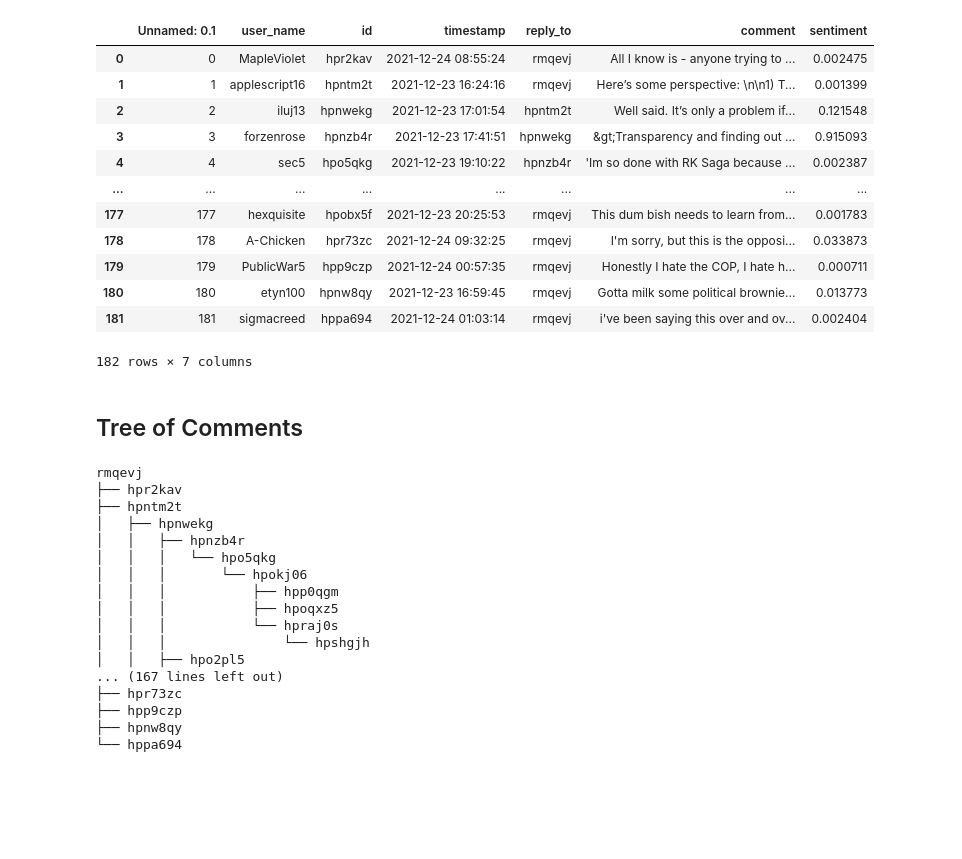
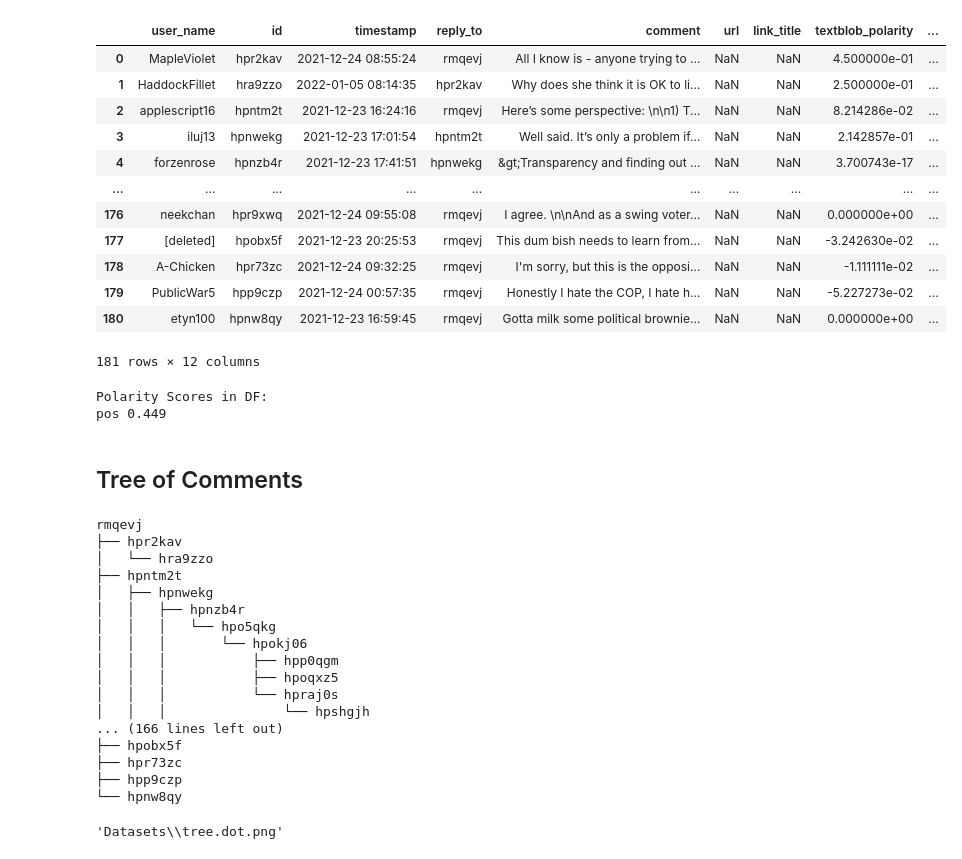
Before and after one commit to Confirmation-Bias-Analyser/Confirmation-Bias-Model, a Jupyter notebook: Model Experimentation (Reddit).ipynb, the cells around one changed output. Drawn from its saved outputs; the diff is of its cells as text; code cells hidden in the pictures; blank space fills up the shorter version.

```diff
--- a/Model Experimentation (Reddit).ipynb
+++ b/Model Experimentation (Reddit).ipynb
@@ -6,26 +8,37 @@ import time
 from functions import *
 # %%
-df = pd.read_csv('Datasets/conversation_sentiment.csv')
+# df = pd.read_csv('Datasets/conversation_sentiment.csv')
+df = pd.read_csv('Datasets/sentiment_result(1).csv')
 
 df['id'] = df['id'].astype(str)
 df['reply_to'] = df['reply_to'].astype(str)
+df['vader_sentiment'] = df['vader_sentiment'].apply(lambda x: ast.literal_eval(x))
 
-df = df.drop(columns=['Unnamed: 0'])
 df
 # %% [output]
-|  | Unnamed: 0.1 | user_name | id | timestamp | reply_to | comment | sentiment |
-| 0 | 0 | MapleViolet | hpr2kav | 2021-12-24 08:55:24 | rmqevj | All I know is - anyone trying to ... | 0.002475 |
-| 1 | 1 | applescript16 | hpntm2t | 2021-12-23 16:24:16 | rmqevj | Here’s some perspective: \n\n1) T... | 0.001399 |
-| 2 | 2 | iluj13 | hpnwekg | 2021-12-23 17:01:54 | hpntm2t | Well said. It’s only a problem if... | 0.121548 |
-| 3 | 3 | forzenrose | hpnzb4r | 2021-12-23 17:41:51 | hpnwekg | &gt;Transparency and finding out ... | 0.915093 |
-| 4 | 4 | sec5 | hpo5qkg | 2021-12-23 19:10:22 | hpnzb4r | 'Im so done with RK Saga because ... | 0.002387 |
-| ... | ... | ... | ... | ... | ... | ... | ... |
-| 177 | 177 | hexquisite | hpobx5f | 2021-12-23 20:25:53 | rmqevj | This dum bish needs to learn from... | 0.001783 |
-| 178 | 178 | A-Chicken | hpr73zc | 2021-12-24 09:32:25 | rmqevj | I'm sorry, but this is the opposi... | 0.033873 |
-| 179 | 179 | PublicWar5 | hpp9czp | 2021-12-24 00:57:35 | rmqevj | Honestly I hate the COP, I hate h... | 0.000711 |
-| 180 | 180 | etyn100 | hpnw8qy | 2021-12-23 16:59:45 | rmqevj | Gotta milk some political brownie... | 0.013773 |
-| 181 | 181 | sigmacreed | hppa694 | 2021-12-24 01:03:14 | rmqevj | i've been saying this over and ov... | 0.002404 |
+|  | user_name | id | timestamp | reply_to | comment | url | link_title | textblob_polarity | ... |
+| 0 | MapleViolet | hpr2kav | 2021-12-24 08:55:24 | rmqevj | All I know is - anyone trying to ... | NaN | NaN | 4.500000e-01 | ... |
+| 1 | HaddockFillet | hra9zzo | 2022-01-05 08:14:35 | hpr2kav | Why does she think it is OK to li... | NaN | NaN | 2.500000e-01 | ... |
+| 2 | applescript16 | hpntm2t | 2021-12-23 16:24:16 | rmqevj | Here’s some perspective: \n\n1) T... | NaN | NaN | 8.214286e-02 | ... |
+| 3 | iluj13 | hpnwekg | 2021-12-23 17:01:54 | hpntm2t | Well said. It’s only a problem if... | NaN | NaN | 2.142857e-01 | ... |
+| 4 | forzenrose | hpnzb4r | 2021-12-23 17:41:51 | hpnwekg | &gt;Transparency and finding out ... | NaN | NaN | 3.700743e-17 | ... |
+| ... | ... | ... | ... | ... | ... | ... | ... | ... | ... |
+| 176 | neekchan | hpr9xwq | 2021-12-24 09:55:08 | rmqevj | I agree. \n\nAnd as a swing voter... | NaN | NaN | 0.000000e+00 | ... |
+| 177 | [deleted] | hpobx5f | 2021-12-23 20:25:53 | rmqevj | This dum bish needs to learn from... | NaN | NaN | -3.242630e-02 | ... |
+| 178 | A-Chicken | hpr73zc | 2021-12-24 09:32:25 | rmqevj | I'm sorry, but this is the opposi... | NaN | NaN | -1.111111e-02 | ... |
+| 179 | PublicWar5 | hpp9czp | 2021-12-24 00:57:35 | rmqevj | Honestly I hate the COP, I hate h... | NaN | NaN | -5.227273e-02 | ... |
+| 180 | etyn100 | hpnw8qy | 2021-12-23 16:59:45 | rmqevj | Gotta milk some political brownie... | NaN | NaN | 0.000000e+00 | ... |
-182 rows × 7 columns
+181 rows × 12 columns
+# %%
+print('Polarity Scores in DF:')
+for i in df['vader_sentiment']:
+    key = max(i, key=i.get)
+
+    if key != 'neu':
+        print(key, i[key])
+# %% [output]
+Polarity Scores in DF:
+pos 0.449
 # %% [markdown]
 ## Tree of Comments
 # %%
@@ -42,11 +55,11 @@ for i in range(len(df['id'].tolist())):
 output_dict = make_map(input_list)
 createTree(output_dict[parent], root)
 # %%
-for pre, fill, node in RenderTree(root):
-    print("%s%s" % (pre, node.name))
+printGraph(root)
 # %% [output]
 rmqevj
 ├── hpr2kav
+│   └── hra9zzo
 ├── hpntm2t
 │   ├── hpnwekg
 │   │   ├── hpnzb4r
@@ -56,10 +69,16 @@ rmqevj
 │   │   │           ├── hpoqxz5
 │   │   │           └── hpraj0s
 │   │   │               └── hpshgjh
-│   │   ├── hpo2pl5
-... (167 lines left out)
+... (166 lines left out)
+├── hpobx5f
 ├── hpr73zc
 ├── hpp9czp
-├── hpnw8qy
-└── hppa694
+└── hpnw8qy
+# %%
+DotExporter(root).to_dotfile("Datasets/tree.dot")
+
+s = Source.from_file('Datasets/tree.dot', format='png')
+s.view()
+# %% [output]
+'Datasets\\tree.dot.png'
 # %%
```
Also changed, not shown: parts of 5 cells of this notebook, 2 other files.
